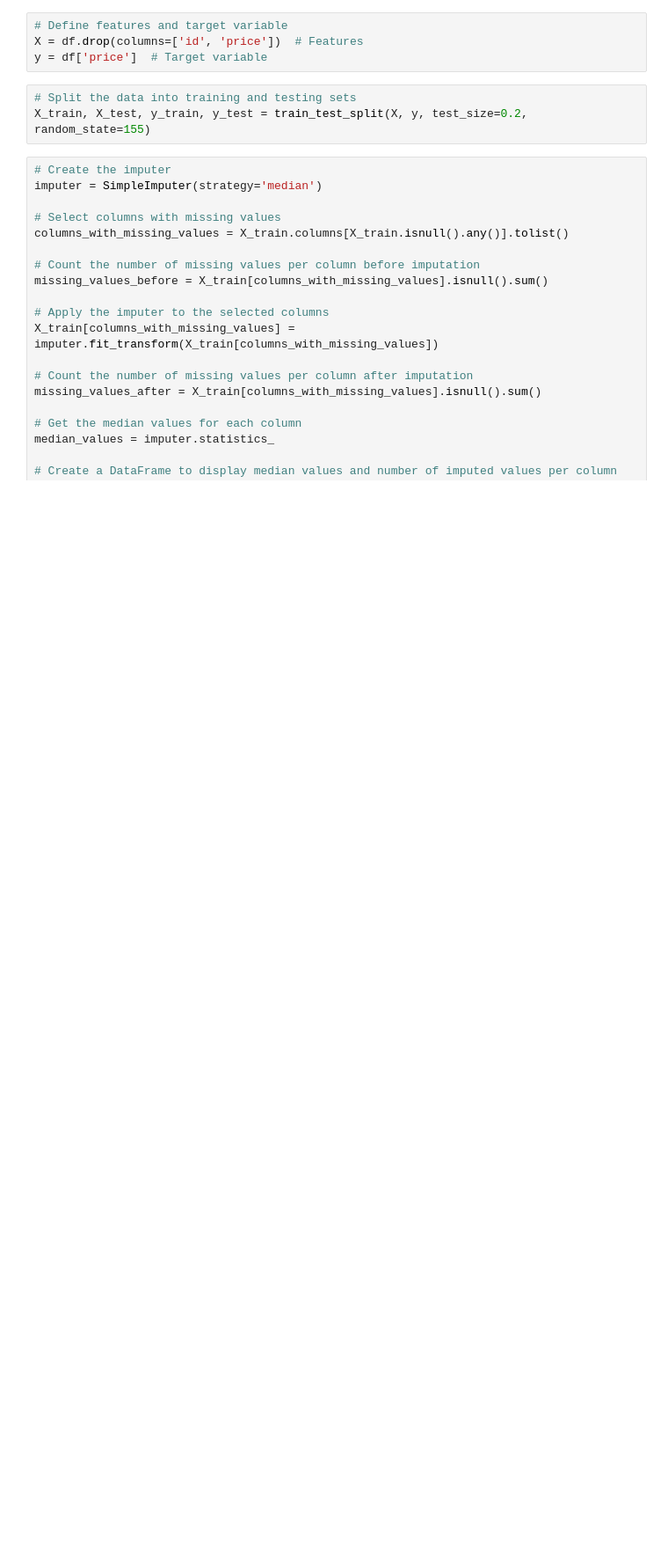
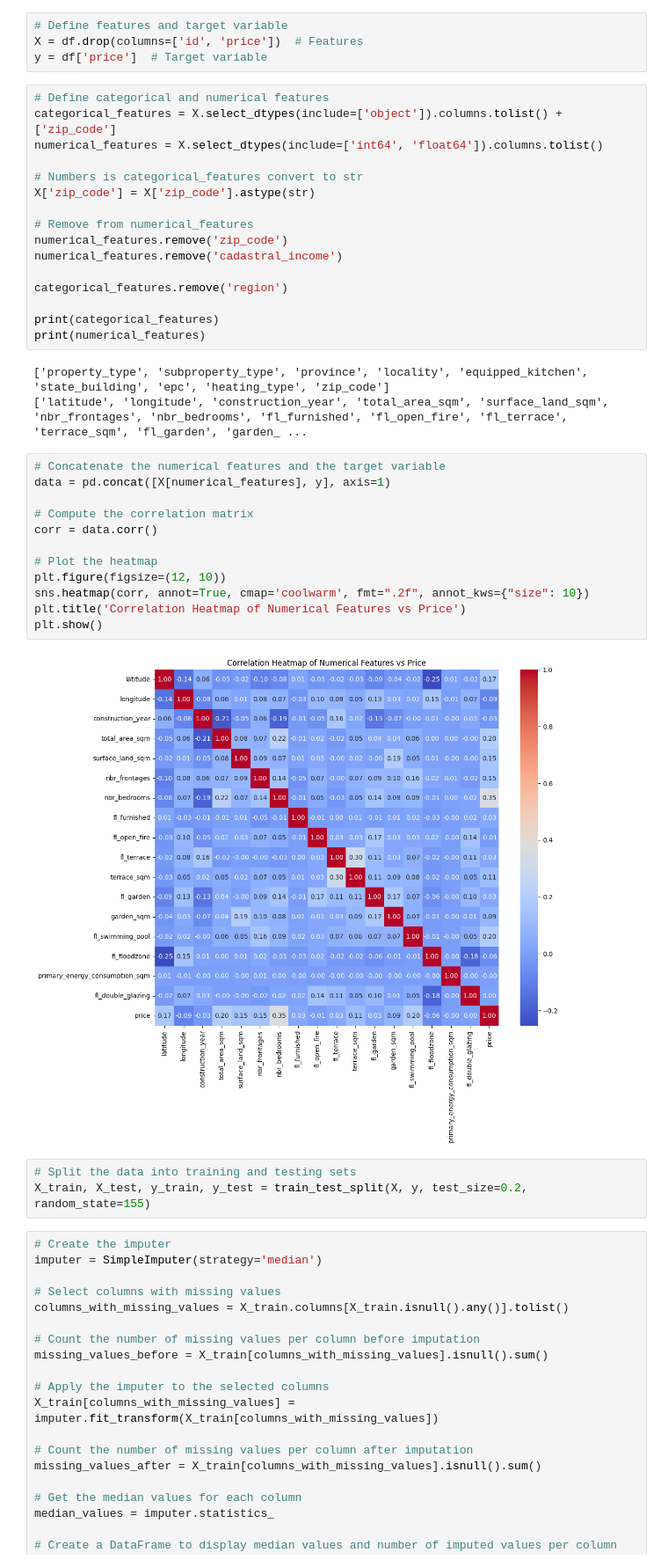
Before and after one commit to gnadela/immo-eliza-ml, a Jupyter notebook: pipeline_analysis.ipynb, the cells around one changed output. Shown: that part at 88% size. Cells and saved outputs as stored; diff of their text form; blank space fills up the shorter version.

```diff
--- a/pipeline_analysis.ipynb
+++ b/pipeline_analysis.ipynb
@@ -14,6 +16,39 @@ df = pd.read_csv('data/properties.csv')
 # Define features and target variable
 X = df.drop(columns=['id', 'price'])  # Features
 y = df['price']  # Target variable
+# %%
+# Define categorical and numerical features
+categorical_features = X.select_dtypes(include=['object']).columns.tolist() + ['zip_code']
+numerical_features = X.select_dtypes(include=['int64', 'float64']).columns.tolist()
+
+# Numbers is categorical_features convert to str
+X['zip_code'] = X['zip_code'].astype(str)
+
+# Remove from numerical_features
+numerical_features.remove('zip_code')
+numerical_features.remove('cadastral_income')
+
+categorical_features.remove('region')
+
+print(categorical_features)
+print(numerical_features)
+# %% [output]
+['property_type', 'subproperty_type', 'province', 'locality', 'equipped_kitchen', 'state_building', 'epc', 'heating_type', 'zip_code']
+['latitude', 'longitude', 'construction_year', 'total_area_sqm', 'surface_land_sqm', 'nbr_frontages', 'nbr_bedrooms', 'fl_furnished', 'fl_open_fire', 'fl_terrace', 'terrace_sqm', 'fl_garden', 'garden_ ...
+# %%
+# Concatenate the numerical features and the target variable
+data = pd.concat([X[numerical_features], y], axis=1)
+
+# Compute the correlation matrix
+corr = data.corr()
+
+# Plot the heatmap
+plt.figure(figsize=(12, 10))
+sns.heatmap(corr, annot=True, cmap='coolwarm', fmt=".2f", annot_kws={"size": 10})
+plt.title('Correlation Heatmap of Numerical Features vs Price')
+plt.show()
+# %% [output]
+[figure, added]
 # %%
 # Split the data into training and testing sets
 X_train, X_test, y_train, y_test = train_test_split(X, y, test_size=0.2, random_state=155)
```
Also changed, not shown: parts of 7 cells of this notebook, 6 other files.
